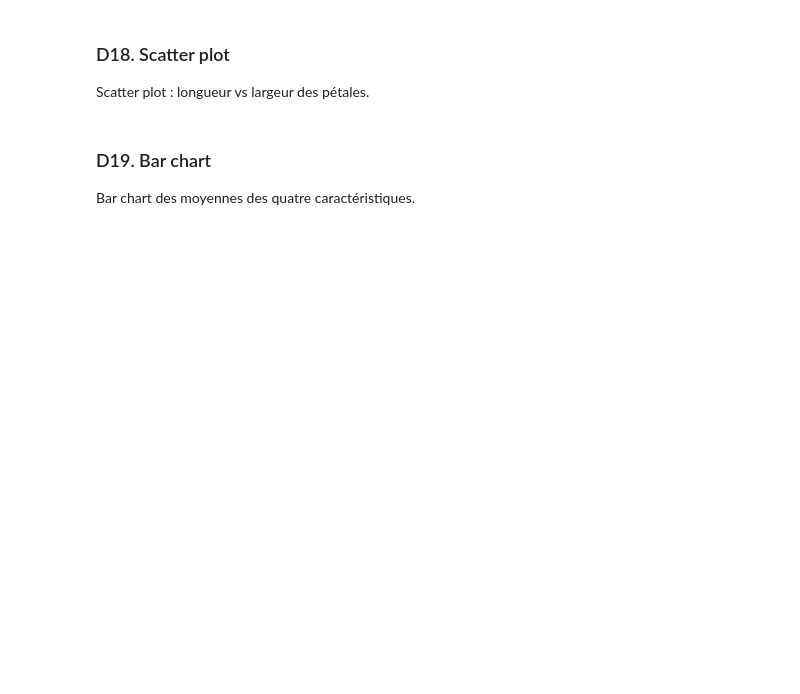
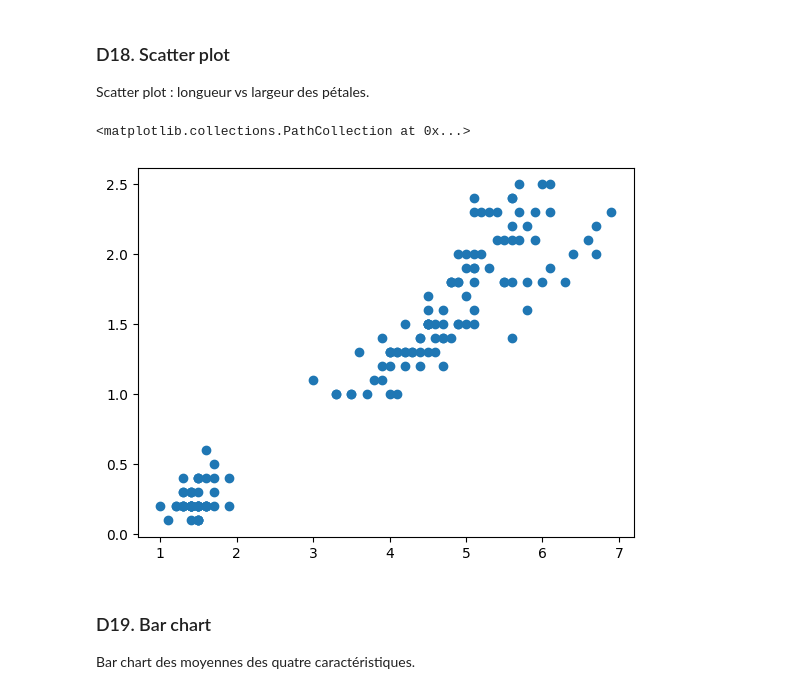
Before and after one commit to Adilchagri/Adilchagri, a Jupyter notebook: notebooks/controle_numpy_matplotlib.ipynb, the cells around one changed output. Saved outputs shown, nothing was run; the diff lists cells and outputs as text; code cells hidden in the pictures; blank space fills up the shorter version.

```diff
--- a/notebooks/controle_numpy_matplotlib.ipynb
+++ b/notebooks/controle_numpy_matplotlib.ipynb
@@ -270,3 +272,8 @@ Scatter plot : longueur vs largeur des pétales.
+# %%
+plt.scatter(features[: , 2], features[: ,3] )
+# %% [output]
+<matplotlib.collections.PathCollection at 0x...>
+[figure, added]
 # %% [markdown]
 ### D19. Bar chart
 Bar chart des moyennes des quatre caractéristiques.
```
Also changed, not shown: parts of 8 cells of this notebook.
